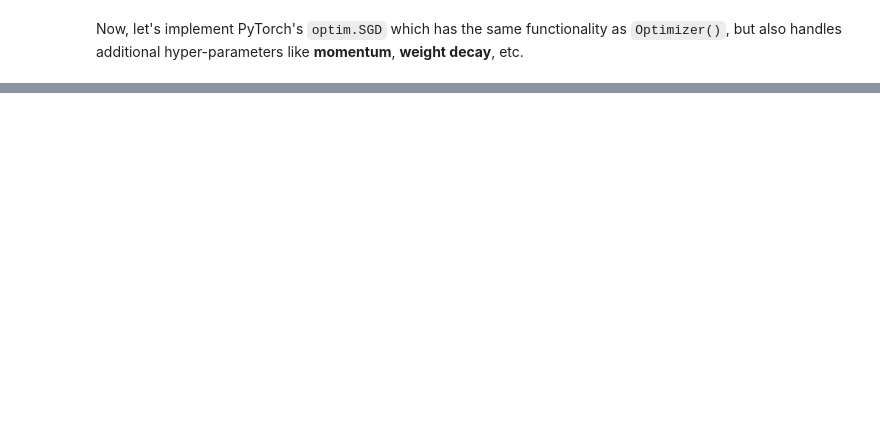
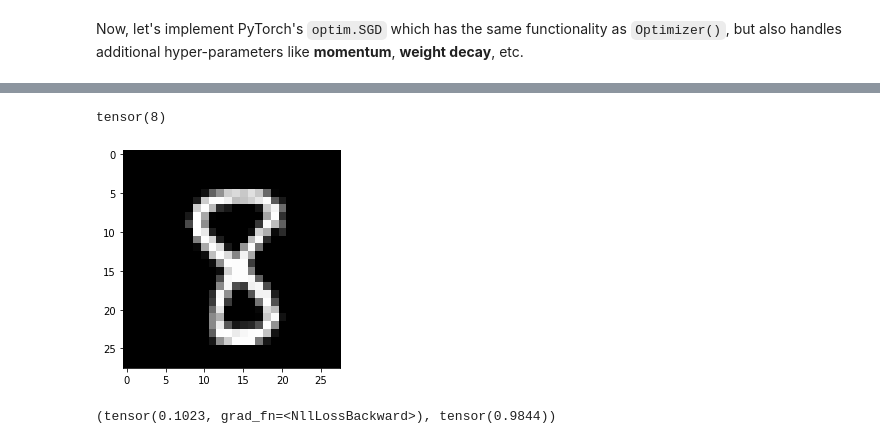
Before and after one commit to bachaudhry/fastai_test_implement, a Jupyter notebook: Matmul+Building_NN_in_PyTorch.ipynb, the cells around one changed output, grey strips where cells are left out. Saved outputs shown, nothing was run; the diff lists cells and outputs as text; code cells hidden in the pictures; blank space fills up the shorter version.

```diff
--- a/Matmul+Building_NN_in_PyTorch.ipynb
+++ b/Matmul+Building_NN_in_PyTorch.ipynb
@@ -1171,0 +1238,11 @@ assert acc > 0.7
+# %%
+# Implementing training loop
+for epoch in range(epochs):
+    for i in range((n-1)//bs + 1):
+        xb, yb = train_ds[i*bs : i*bs+bs]
+        pred = model(xb)
+        loss = loss_f(pred, yb)
+
+        loss.backward()
+        optimizer.step()
+        optimizer.zero_grad()
@@ -1171,0 +1264,22 @@ assert acc > 0.7
+# %%
+# Creating DataLoader
+class DataLoader():
+    def __init__(self, ds, bs):
+        self.ds, self.bs = ds, bs
+
+    def __iter__(self):
+        for i in range(0, len(self.ds), self.bs):
+            yield self.ds[i:i+self.bs]
+# %%
+train_dl = DataLoader(train_ds, bs)
+valid_dl = DataLoader(valid_ds, bs)
+# %%
+xb, yb = next(iter(valid_dl))
+assert xb.shape==(bs, 28*28)
+assert yb.shape==(bs, )
+# %%
+plt.imshow(xb[1].view(28, 28))
+yb[1]
+# %% [output]
+tensor(8)
+[figure, added]
@@ -1171,0 +1301,6 @@ assert acc > 0.7
+# %%
+loss, acc = loss_f(model(xb), yb), accuracy(model(xb), yb)
+assert acc>0.7
+loss, acc
+# %% [output]
+(tensor(0.1023, grad_fn=<NllLossBackward>), tensor(0.9844))
```
Also changed, not shown: parts of 75 cells of this notebook.
